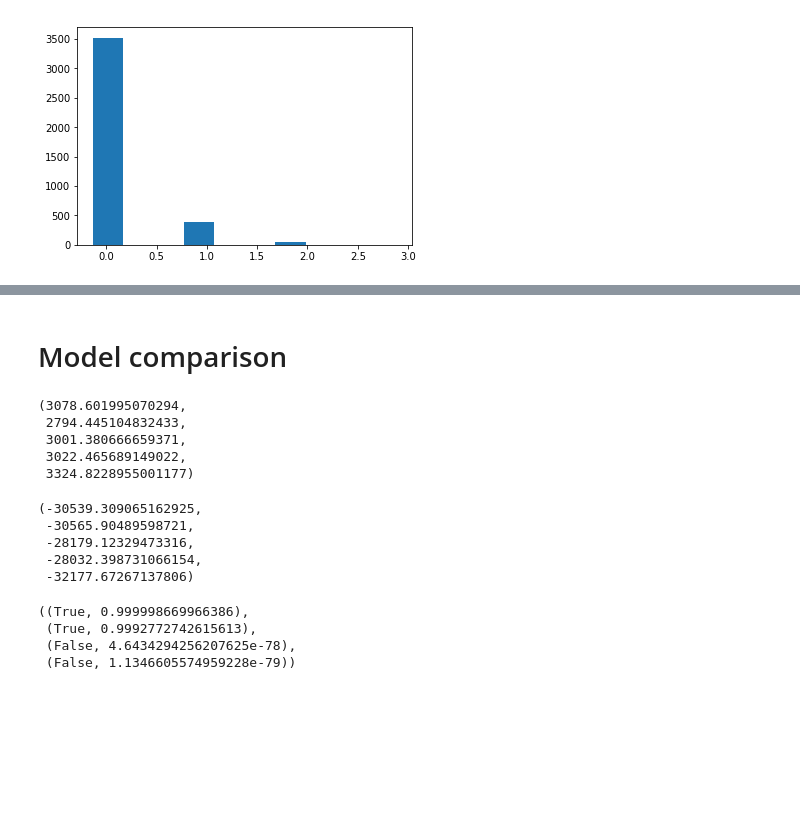
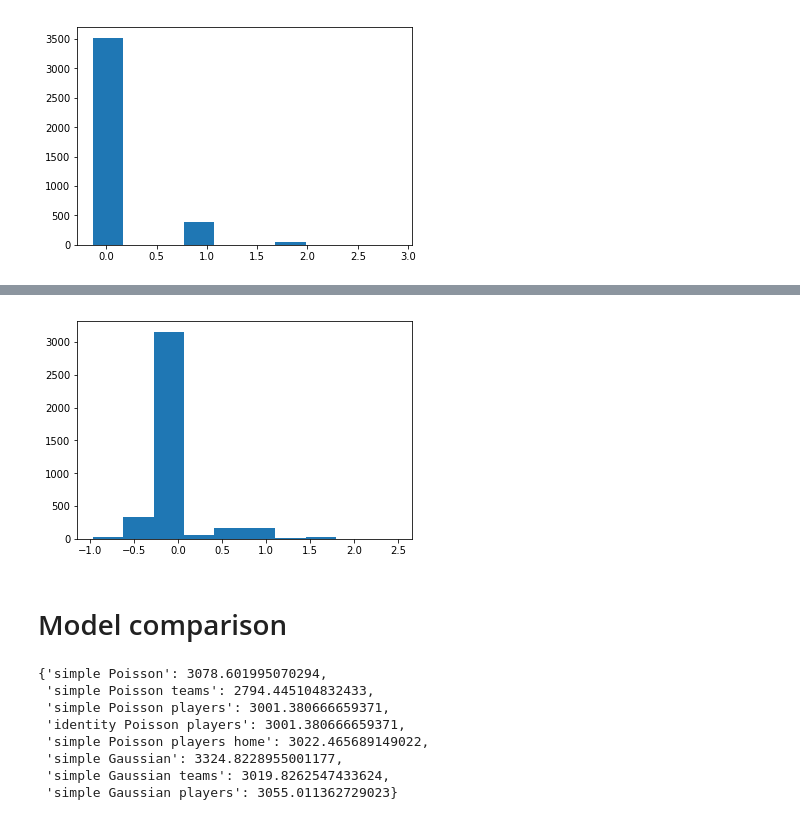
Before and after one commit to thomas-woodruff/footbot, a Jupyter notebook: app/notebooks/01.01 Goals Poisson models for full matches.ipynb, the cells around one changed output, grey strips where cells are left out. Cells and saved outputs as stored; diff of their text form; code cells hidden in the pictures; blank space fills up the shorter version.

```diff
--- a/app/notebooks/01.01 Goals Poisson models.ipynb
+++ b/app/notebooks/01.01 Goals Poisson models for full matches.ipynb
@@ -579,0 +789,22 @@ plt.show()
+# %%
+sgpm_redundant_columns = [
+    'row_id', 'assists', 'attempted_passes', 'big_chances_created',
+    'big_chances_missed', 'bonus', 'bps', 'clean_sheets',
+    'clearances_blocks_interceptions', 'completed_passes', 'creativity',
+    'dribbles', 'ea_index', 'element', 'errors_leading_to_goal',
+    'errors_leading_to_goal_attempt', 'fixture', 'fouls', 'goals_conceded',
+    'ict_index', 'id', 'influence', 'key_passes', 'kickoff_time',
+    'kickoff_time_formatted', 'loaned_in', 'loaned_out', 'minutes', 'offside',
+    'open_play_crosses', 'opponent_team', 'own_goals', 'penalties_conceded',
+    'penalties_missed', 'penalties_saved', 'recoveries', 'red_cards', 'round',
+    'saves', 'selected', 'tackled', 'tackles', 'target_missed', 'team_a_score',
+    'team_h_score', 'threat', 'total_points', 'transfers_balance',
+    'transfers_in', 'transfers_out', 'value', 'winning_goals',
+    'yellow_cards', 'event', 'team_a', 'team_a_difficulty', 'team_h',
+    'team_h_difficulty', 'element_type', 'team', 'web_name', 'safe_web_name',
+    'own_team', 'opposition_team', 'was_home'
+]
+# %%
+sgpm_df = player.remove_redundant_columns(sgpm_df, sgpm_redundant_columns)
+# %%
+sgpm_response_df, sgpm_explanatory_df = player.get_response_explanatory_dfs(sgpm_df, 'goals_scored')
@@ -579,0 +833,7 @@ plt.show()
+# %%
+sgpm_results = sm.GLM(
+    sgpm_response_df,
+    sgpm_explanatory_df,
+    family=sm.families.Gaussian(),
+    missing='drop'
+).fit()
@@ -580,25 +887,28 @@ plt.show()
+# %%
+plt.figure()
+plt.hist(sgpm_results.resid_deviance)
+plt.show()
+# %% [output]
+[figure, added]
 # %% [markdown]
 # Model comparison
-# %%
-spm_results.aic, sptm_results.aic, sppm_results.aic, sphm_results.aic, sgm_results.aic
-# %% [output]
-(3078.601995070294,
- 2794.445104832433,
- 3001.380666659371,
- 3022.465689149022,
- 3324.8228955001177)
-# %%
-spm_results.bic, sptm_results.bic, sppm_results.bic, sphm_results.bic, sgm_results.bic
-# %% [output]
-(-30539.309065162925,
- -30565.90489598721,
- -28179.12329473316,
- -28032.398731066154,
- -32177.67267137806)
-# %%
-spm_pearson_results, sptm_pearson_results, sppm_pearson_results, sphm_pearson_results
-# %% [output]
-((True, 0.999998669966386),
- (True, 0.9992772742615613),
- (False, 4.6434294256207625e-78),
- (False, 1.1346605574959228e-79))
+# %%
+{
+    'simple Poisson': spm_results.aic,
+    'simple Poisson teams': sptm_results.aic,
+    'simple Poisson players': sppm_results.aic,
+    'identity Poisson players': lppm_results.aic,
+    'simple Poisson players home': sphm_results.aic,
+    'simple Gaussian': sgm_results.aic,
+    'simple Gaussian teams': sgtm_results.aic,
+    'simple Gaussian players': sgpm_results.aic
+}
+# %% [output]
+{'simple Poisson': 3078.601995070294,
+ 'simple Poisson teams': 2794.445104832433,
+ 'simple Poisson players': 3001.380666659371,
+ 'identity Poisson players': 3001.380666659371,
+ 'simple Poisson players home': 3022.465689149022,
+ 'simple Gaussian': 3324.8228955001177,
+ 'simple Gaussian teams': 3019.8262547433624,
+ 'simple Gaussian players': 3055.011362729023}
```
Also changed, not shown: parts of 68 cells of this notebook, 6 other files.
